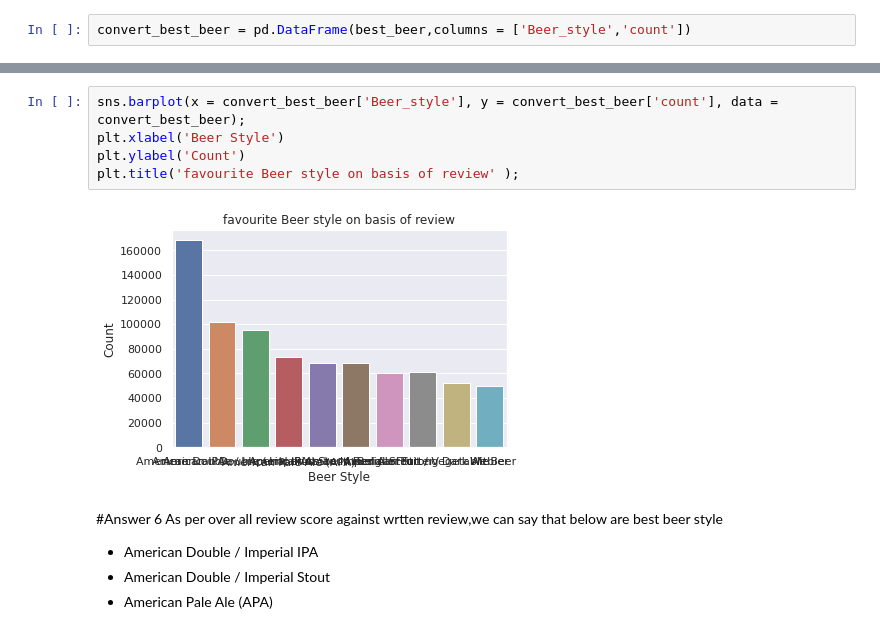
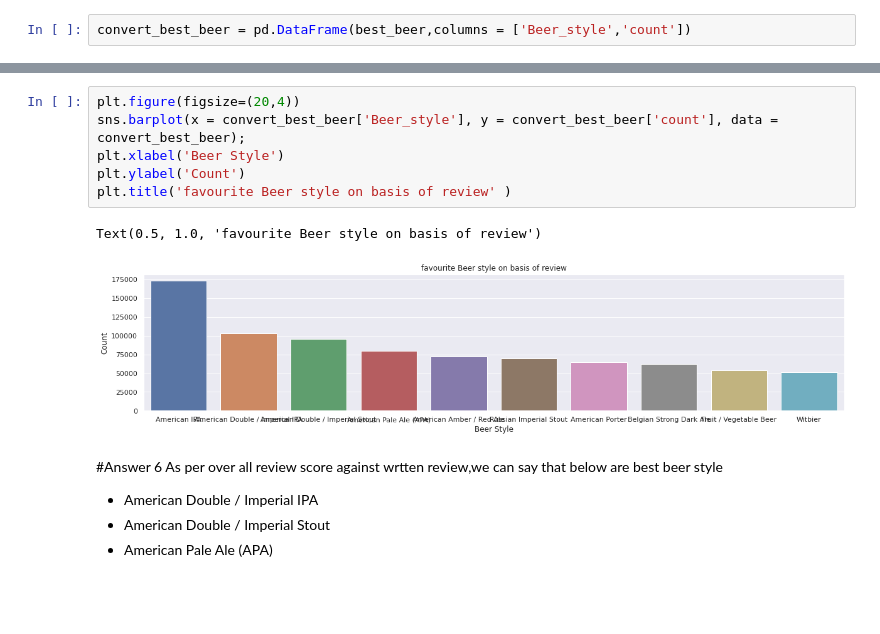
Before and after one commit to chintanshrinath/beer_review, a Jupyter notebook: Beer_Review.ipynb, the cells around one changed output, grey strips where cells are left out. Saved outputs shown, nothing was run; the diff lists cells and outputs as text; blank space fills up the shorter version.

```diff
--- a/Beer_Review.ipynb
+++ b/Beer_Review.ipynb
@@ -453,10 +462,12 @@ convert_best_beer
 # %%
+plt.figure(figsize=(20,4))
 sns.barplot(x = convert_best_beer['Beer_style'], y = convert_best_beer['count'], data = convert_best_beer);
 plt.xlabel('Beer Style')
 plt.ylabel('Count')
-plt.title('favourite Beer style on basis of review' );
+plt.title('favourite Beer style on basis of review' )
 # %% [output]
+Text(0.5, 1.0, 'favourite Beer style on basis of review')
-[figure, old version]
+[figure, new version]
 # %% [markdown]
 #Answer 6 As per over all review score against wrtten review,we can say that below are best beer style
 
```
Also changed, not shown: parts of 6 cells of this notebook.
